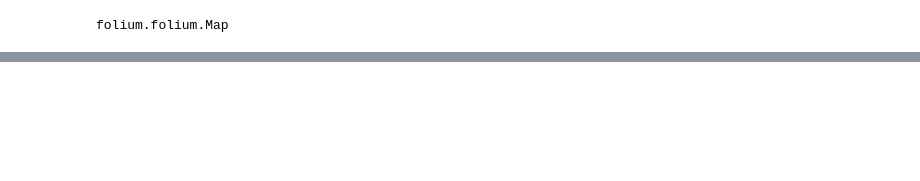
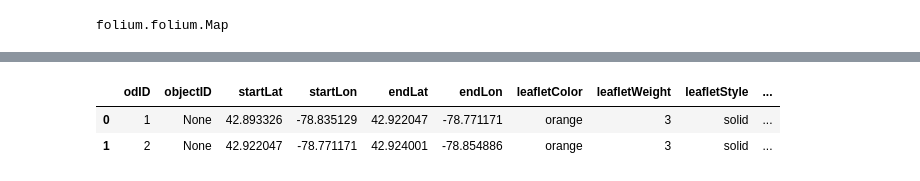
Before and after one commit to optimatorlab/veroviz, a Jupyter notebook: Untitled4.ipynb, the cells around one changed output, grey strips where cells are left out. Cells and saved outputs as stored; diff of their text form; code cells hidden in the pictures; blank space fills up the shorter version.

```diff
--- a/Untitled4.ipynb
+++ b/Untitled4.ipynb
@@ -136,0 +234,20 @@ myMap
+# %%
+>>> mapObject3 = vrv.addLeafletCircle(
+...     mapObject = mapObject3,
+...     mapFilename = None,
+...     # mapBackground = 'OpenStreetMap',
+...     mapBoundary = None,
+...     zoomStart = 13,
+...     center = [43.00154, -78.7871],
+...     radius = 2000,
+...     text = 'UB',
+...     fontSize = 24,
+...     fontColor = 'black',
+...     popupText = 'Univ. at Buffalo',
+...     lineWeight = 6,
+...     lineColor = '#ff66ff',
+...     lineOpacity = 0.7,
+...     lineStyle = 'dotted',
+...     fillColor = 'green',
+...     fillOpacity = 0.4)
+>>> mapObject3
@@ -136,0 +317,9 @@ myMap
+# %%
+>>> exampleArcs = vrv.createArcsFromNodeSeq(
+...     nodes   = exampleNodes,
+...     nodeSeq = [1, 2, 3])
+>>> exampleArcs
+# %% [output]
+|  | odID | objectID | startLat | startLon | endLat | endLon | leafletColor | leafletWeight | leafletStyle | ... |
+| 0 | 1 | None | 42.893326 | -78.835129 | 42.922047 | -78.771171 | orange | 3 | solid | ... |
+| 1 | 2 | None | 42.922047 | -78.771171 | 42.924001 | -78.854886 | orange | 3 | solid | ... |
```
Also changed, not shown: parts of 27 cells of this notebook, 12 other files.
